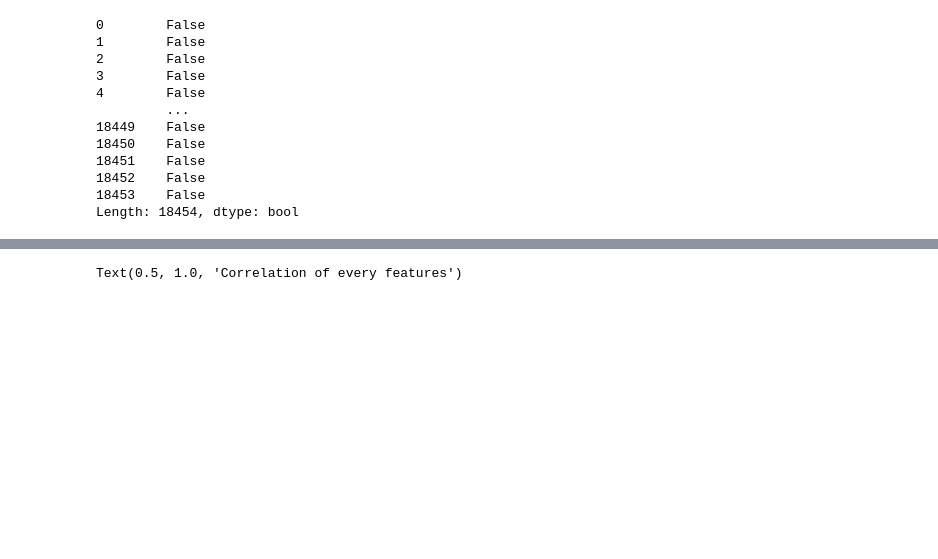
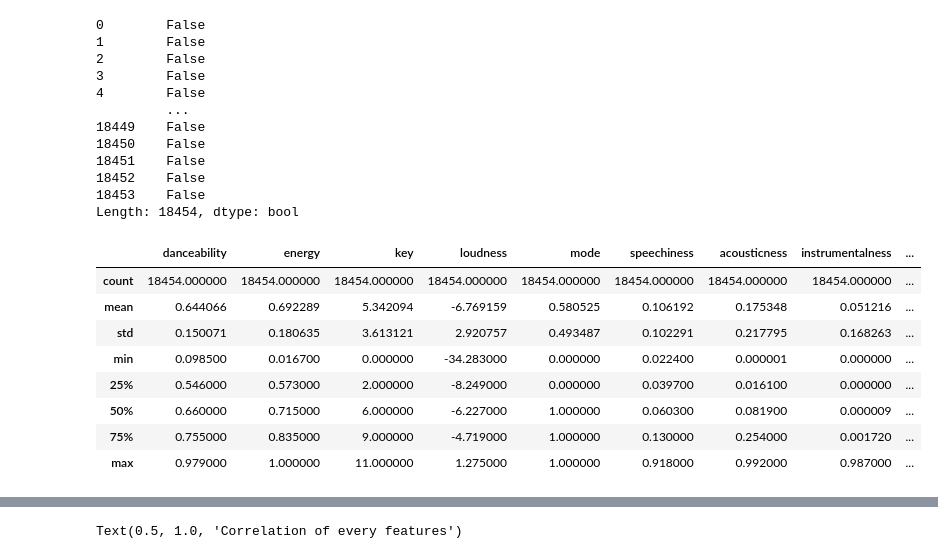
Before and after one commit to l-bar22/Music, a Jupyter notebook: Notebooks/Analysis.ipynb, the cells around one changed output, grey strips where cells are left out. Drawn from its saved outputs; the diff is of its cells as text; code cells hidden in the pictures; blank space fills up the shorter version.

```diff
--- a/Notebooks/Analysis.ipynb
+++ b/Notebooks/Analysis.ipynb
@@ -114,5 +113,17 @@ spotify_songs.duplicated()
 18452    False
 18453    False
 Length: 18454, dtype: bool
+# %%
+spotify_songs.describe().style.highlight_min(color='lightblue')
+# %% [output]
+|  | danceability | energy | key | loudness | mode | speechiness | acousticness | instrumentalness | ... |
+| count | 18454.000000 | 18454.000000 | 18454.000000 | 18454.000000 | 18454.000000 | 18454.000000 | 18454.000000 | 18454.000000 | ... |
+| mean | 0.644066 | 0.692289 | 5.342094 | -6.769159 | 0.580525 | 0.106192 | 0.175348 | 0.051216 | ... |
+| std | 0.150071 | 0.180635 | 3.613121 | 2.920757 | 0.493487 | 0.102291 | 0.217795 | 0.168263 | ... |
+| min | 0.098500 | 0.016700 | 0.000000 | -34.283000 | 0.000000 | 0.022400 | 0.000001 | 0.000000 | ... |
+| 25% | 0.546000 | 0.573000 | 2.000000 | -8.249000 | 0.000000 | 0.039700 | 0.016100 | 0.000000 | ... |
+| 50% | 0.660000 | 0.715000 | 6.000000 | -6.227000 | 1.000000 | 0.060300 | 0.081900 | 0.000009 | ... |
+| 75% | 0.755000 | 0.835000 | 9.000000 | -4.719000 | 1.000000 | 0.130000 | 0.254000 | 0.001720 | ... |
+| max | 0.979000 | 1.000000 | 11.000000 | 1.275000 | 1.000000 | 0.918000 | 0.992000 | 0.987000 | ... |
 # %%
 import random
```
Also changed, not shown: parts of 13 cells of this notebook, 13 other files.
